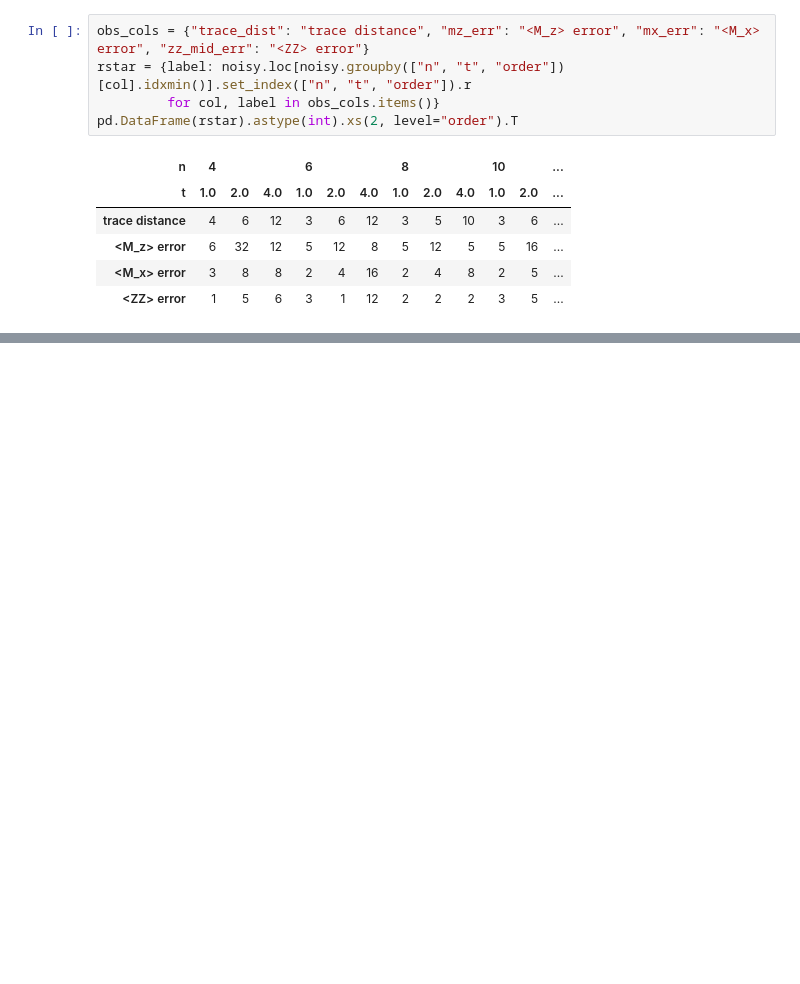
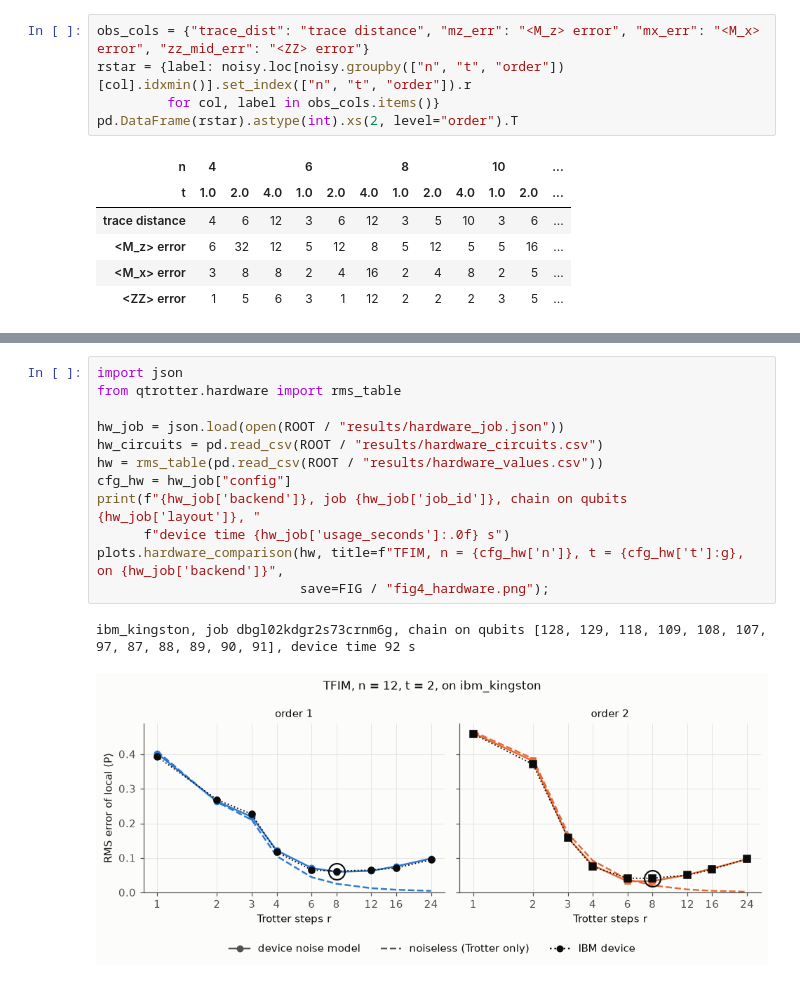
Before and after one commit to jayhsu0627/qtrotter, a Jupyter notebook: notebooks/trotter_under_noise.ipynb, the cells around one changed output, grey strips where cells are left out. Drawn from its saved outputs; the diff is of its cells as text; blank space fills up the shorter version.

```diff
--- a/notebooks/trotter_under_noise.ipynb
+++ b/notebooks/trotter_under_noise.ipynb
@@ -375,0 +363,15 @@ noise-model prediction for the same circuits. This needs an IBM Quantum account
+# %%
+import json
+from qtrotter.hardware import rms_table
+
+hw_job = json.load(open(ROOT / "results/hardware_job.json"))
+hw_circuits = pd.read_csv(ROOT / "results/hardware_circuits.csv")
+hw = rms_table(pd.read_csv(ROOT / "results/hardware_values.csv"))
+cfg_hw = hw_job["config"]
+print(f"{hw_job['backend']}, job {hw_job['job_id']}, chain on qubits {hw_job['layout']}, "
+      f"device time {hw_job['usage_seconds']:.0f} s")
+plots.hardware_comparison(hw, title=f"TFIM, n = {cfg_hw['n']}, t = {cfg_hw['t']:g}, on {hw_job['backend']}",
+                          save=FIG / "fig4_hardware.png");
+# %% [output]
+ibm_kingston, job dbgl02kdgr2s73crnm6g, chain on qubits [128, 129, 118, 109, 108, 107, 97, 87, 88, 89, 90, 91], device time 92 s
+[figure, added]
```
Also changed, not shown: parts of 7 cells of this notebook, 10 other files.
